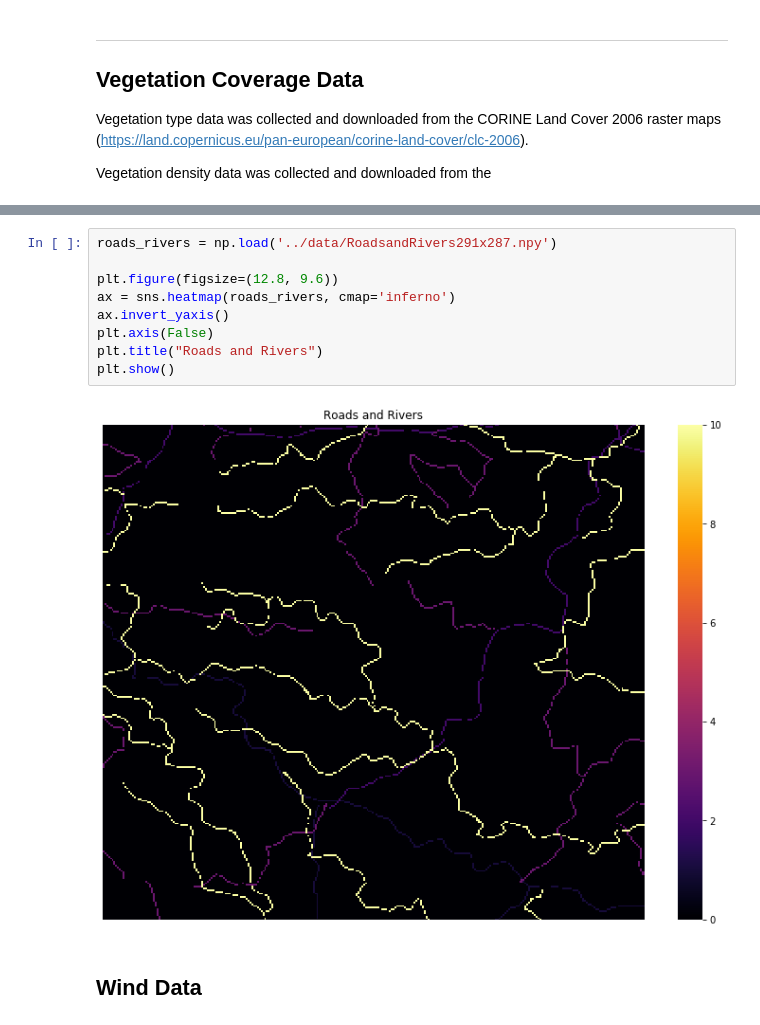
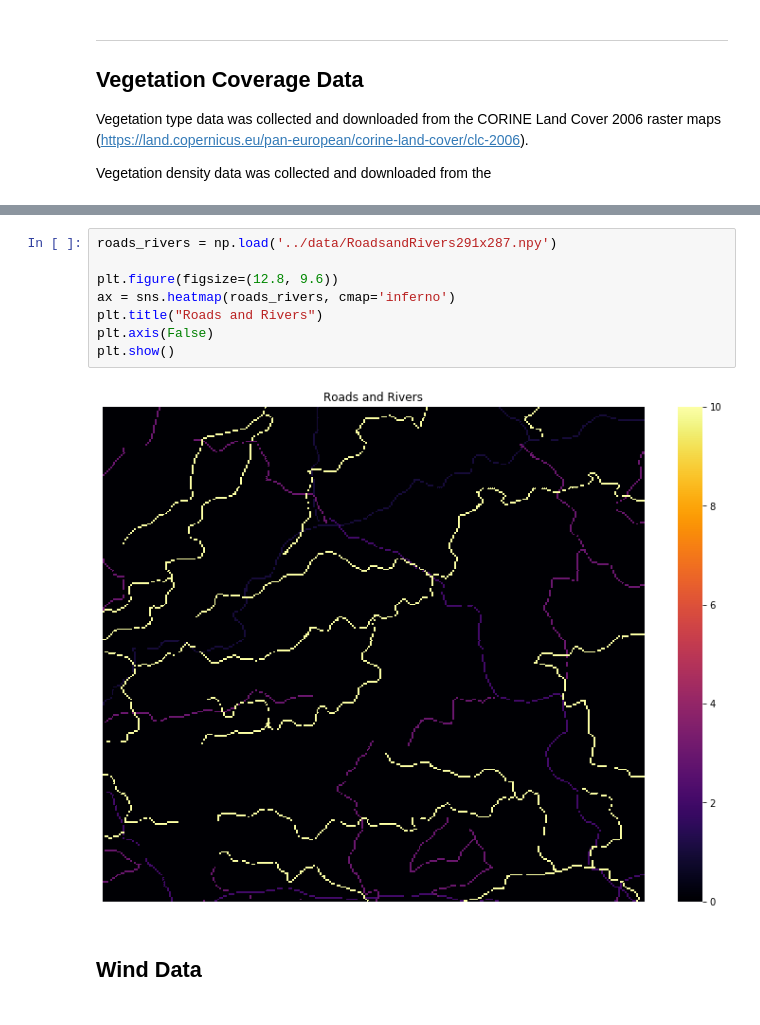
Before and after one commit to thearchitector/wind-and-fire, a Jupyter notebook: code/data.ipynb, the cells around one changed output, grey strips where cells are left out. Drawn from its saved outputs; the diff is of its cells as text.

```diff
--- a/code/data.ipynb
+++ b/code/data.ipynb
@@ -148,14 +151,13 @@ plt.show()
 # %%
 roads_rivers = np.load('../data/RoadsandRivers291x287.npy')
 
 plt.figure(figsize=(12.8, 9.6))
 ax = sns.heatmap(roads_rivers, cmap='inferno')
-ax.invert_yaxis()
+plt.title("Roads and Rivers")
 plt.axis(False)
-plt.title("Roads and Rivers")
 plt.show()
 # %% [output]
-[figure, old version]
+[figure, new version]
 # %% [markdown]
 ## Wind Data
 # %%
```
Also changed, not shown: parts of 10 cells of this notebook, 1 other file.
